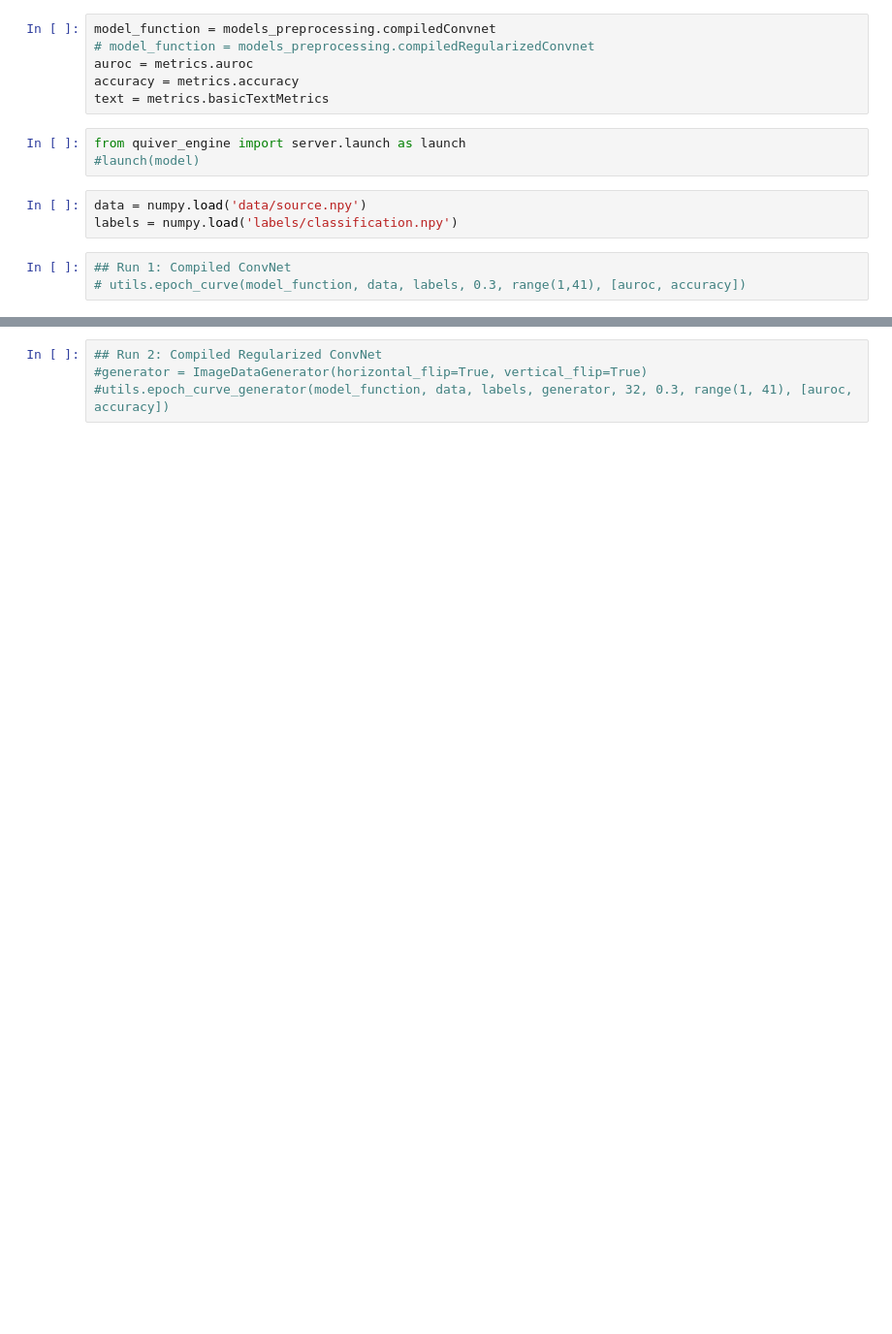
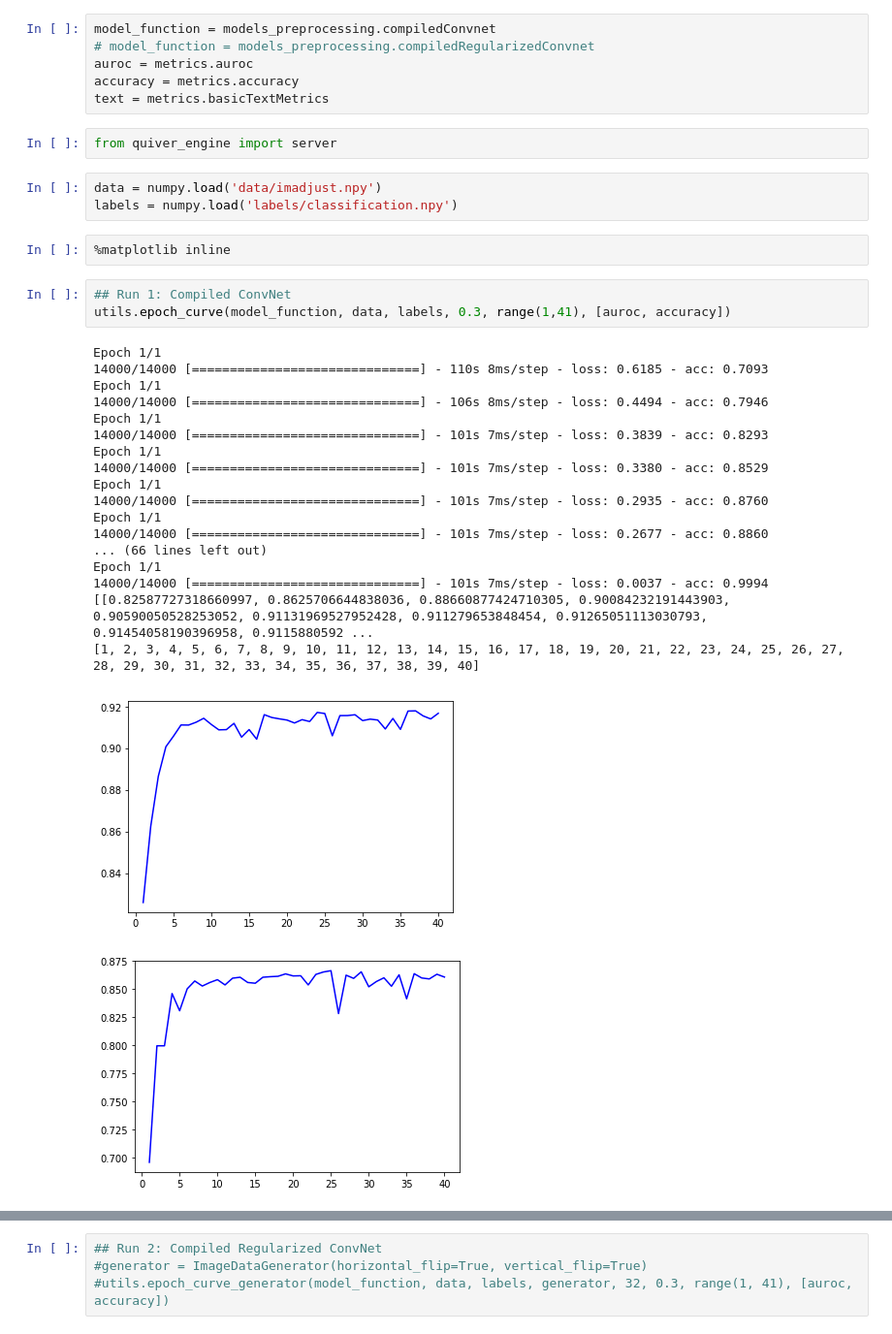
Before and after one commit to agoila/strong-lenses, a Jupyter notebook: Visualization.ipynb, the cells around one changed output, grey strips where cells are left out. Shown at 97% size. Saved outputs shown, nothing was run; the diff lists cells and outputs as text; blank space fills up the shorter version.

Commit message:
quiver updates

```diff
--- a/Visualization.ipynb
+++ b/Visualization.ipynb
@@ -9,11 +11,32 @@ auroc = metrics.auroc
 accuracy = metrics.accuracy
 text = metrics.basicTextMetrics
 # %%
-from quiver_engine import server.launch as launch
-#launch(model)
+from quiver_engine import server
 # %%
-data = numpy.load('data/source.npy')
+data = numpy.load('data/imadjust.npy')
 labels = numpy.load('labels/classification.npy')
+# %%
+%matplotlib inline
 # %%
 ## Run 1: Compiled ConvNet
-# utils.epoch_curve(model_function, data, labels, 0.3, range(1,41), [auroc, accuracy])
+utils.epoch_curve(model_function, data, labels, 0.3, range(1,41), [auroc, accuracy])
+# %% [output]
+Epoch 1/1
+14000/14000 [==============================] - 110s 8ms/step - loss: 0.6185 - acc: 0.7093
+Epoch 1/1
+14000/14000 [==============================] - 106s 8ms/step - loss: 0.4494 - acc: 0.7946
+Epoch 1/1
+14000/14000 [==============================] - 101s 7ms/step - loss: 0.3839 - acc: 0.8293
+Epoch 1/1
+14000/14000 [==============================] - 101s 7ms/step - loss: 0.3380 - acc: 0.8529
+Epoch 1/1
+14000/14000 [==============================] - 101s 7ms/step - loss: 0.2935 - acc: 0.8760
+Epoch 1/1
+14000/14000 [==============================] - 101s 7ms/step - loss: 0.2677 - acc: 0.8860
+... (66 lines left out)
+Epoch 1/1
+14000/14000 [==============================] - 101s 7ms/step - loss: 0.0037 - acc: 0.9994
+[[0.82587727318660997, 0.8625706644838036, 0.88660877424710305, 0.90084232191443903, 0.90590050528253052, 0.91131969527952428, 0.911279653848454, 0.91265051113030793, 0.91454058190396958, 0.9115880592 ...
+[1, 2, 3, 4, 5, 6, 7, 8, 9, 10, 11, 12, 13, 14, 15, 16, 17, 18, 19, 20, 21, 22, 23, 24, 25, 26, 27, 28, 29, 30, 31, 32, 33, 34, 35, 36, 37, 38, 39, 40]
+[figure, added]
+[figure, added]
```
Also changed, not shown: parts of 4 cells of this notebook, 1 other file.
